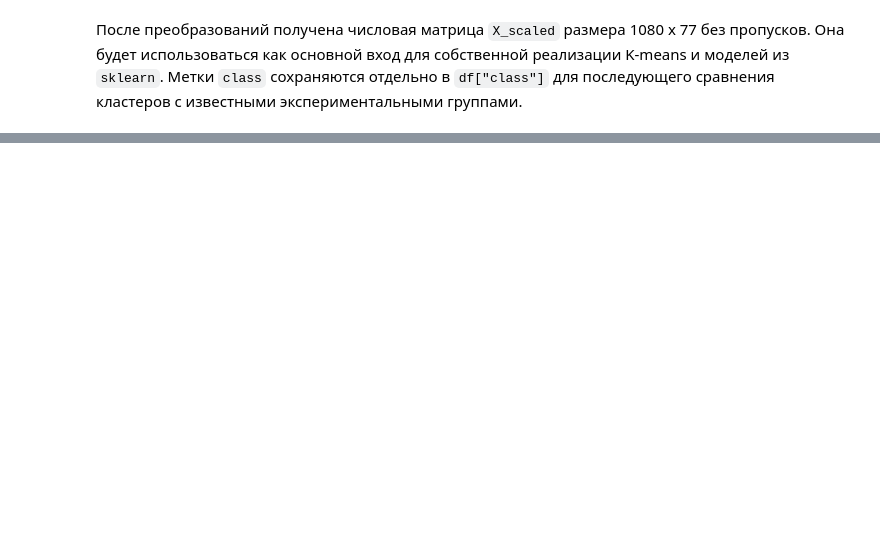
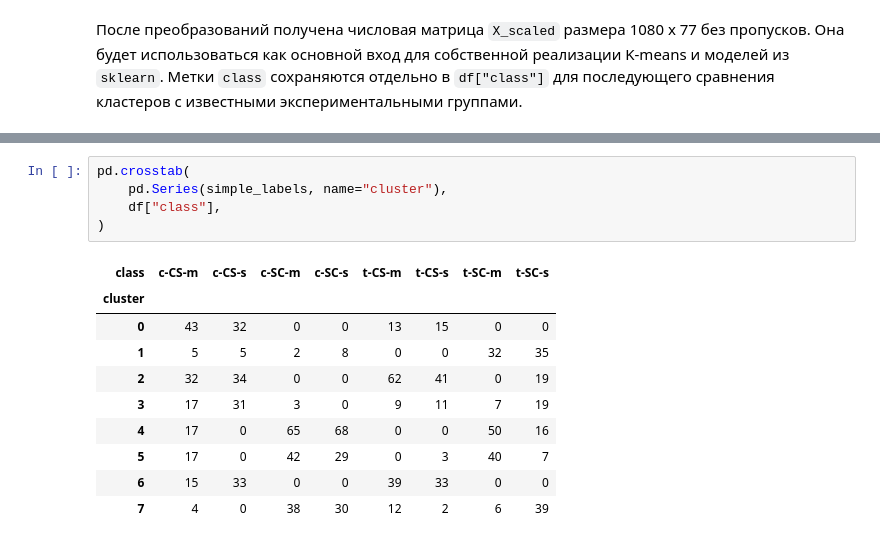
Before and after one commit to homka122/HomkaML, a Jupyter notebook: 1HW/hw1_mice_protein_clustering.ipynb, the cells around one changed output, grey strips where cells are left out. Saved outputs shown, nothing was run; the diff lists cells and outputs as text; blank space fills up the shorter version.

```diff
--- a/1HW/hw1_mice_protein_clustering.ipynb
+++ b/1HW/hw1_mice_protein_clustering.ipynb
@@ -404,0 +455,16 @@ scaling_check
+# %%
+pd.crosstab(
+    pd.Series(simple_labels, name="cluster"),
+    df["class"],
+)
+# %% [output]
+| class | c-CS-m | c-CS-s | c-SC-m | c-SC-s | t-CS-m | t-CS-s | t-SC-m | t-SC-s |
+| cluster |  |  |  |  |  |  |  |  |
+| 0 | 43 | 32 | 0 | 0 | 13 | 15 | 0 | 0 |
+| 1 | 5 | 5 | 2 | 8 | 0 | 0 | 32 | 35 |
+| 2 | 32 | 34 | 0 | 0 | 62 | 41 | 0 | 19 |
+| 3 | 17 | 31 | 3 | 0 | 9 | 11 | 7 | 19 |
+| 4 | 17 | 0 | 65 | 68 | 0 | 0 | 50 | 16 |
+| 5 | 17 | 0 | 42 | 29 | 0 | 3 | 40 | 7 |
+| 6 | 15 | 33 | 0 | 0 | 39 | 33 | 0 | 0 |
+| 7 | 4 | 0 | 38 | 30 | 12 | 2 | 6 | 39 |
```
Also changed, not shown: parts of 6 cells of this notebook, 2 other files.
